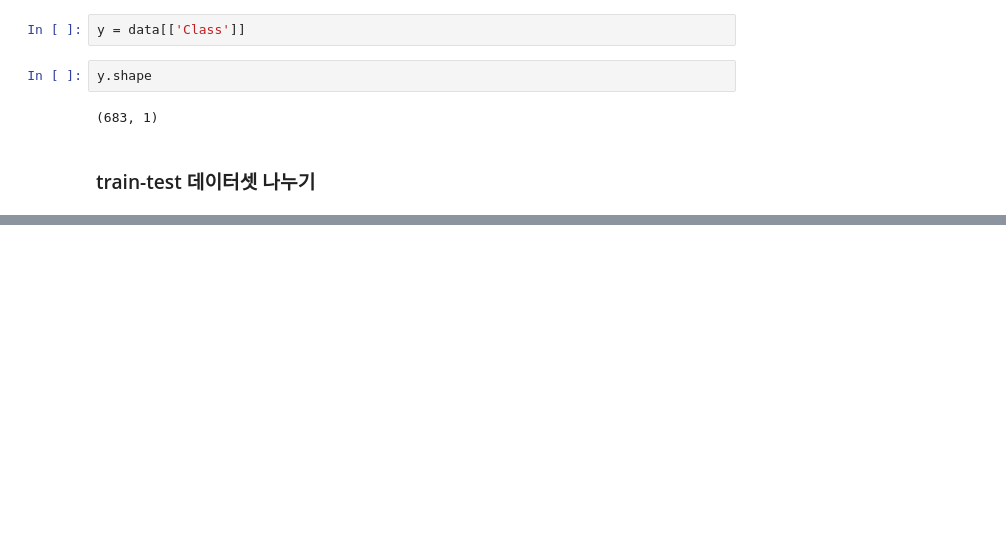
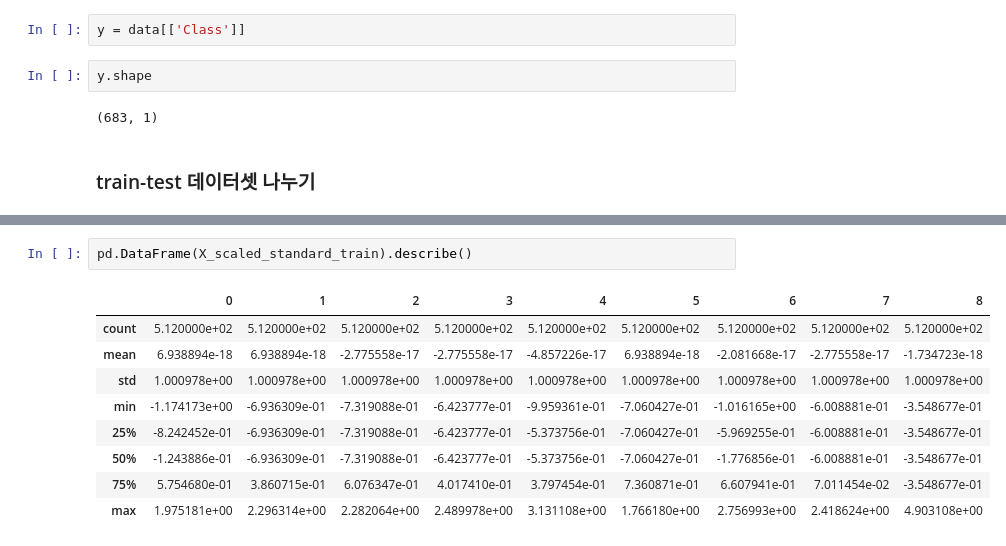
Before and after one commit to 2hongbi/kaggle-python, a Jupyter notebook: src/bigboongi/learn_machine_learning.ipynb, the cells around one changed output, grey strips where cells are left out. Drawn from its saved outputs; the diff is of its cells as text; blank space fills up the shorter version.

```diff
--- a/src/bigboongi/learn_machine_learning.ipynb
+++ b/src/bigboongi/learn_machine_learning.ipynb
@@ -54,0 +94,12 @@ y.shape
+# %%
+pd.DataFrame(X_scaled_standard_train).describe()
+# %% [output]
+|  | 0 | 1 | 2 | 3 | 4 | 5 | 6 | 7 | 8 |
+| count | 5.120000e+02 | 5.120000e+02 | 5.120000e+02 | 5.120000e+02 | 5.120000e+02 | 5.120000e+02 | 5.120000e+02 | 5.120000e+02 | 5.120000e+02 |
+| mean | 6.938894e-18 | 6.938894e-18 | -2.775558e-17 | -2.775558e-17 | -4.857226e-17 | 6.938894e-18 | -2.081668e-17 | -2.775558e-17 | -1.734723e-18 |
+| std | 1.000978e+00 | 1.000978e+00 | 1.000978e+00 | 1.000978e+00 | 1.000978e+00 | 1.000978e+00 | 1.000978e+00 | 1.000978e+00 | 1.000978e+00 |
+| min | -1.174173e+00 | -6.936309e-01 | -7.319088e-01 | -6.423777e-01 | -9.959361e-01 | -7.060427e-01 | -1.016165e+00 | -6.008881e-01 | -3.548677e-01 |
+| 25% | -8.242452e-01 | -6.936309e-01 | -7.319088e-01 | -6.423777e-01 | -5.373756e-01 | -7.060427e-01 | -5.969255e-01 | -6.008881e-01 | -3.548677e-01 |
+| 50% | -1.243886e-01 | -6.936309e-01 | -7.319088e-01 | -6.423777e-01 | -5.373756e-01 | -7.060427e-01 | -1.776856e-01 | -6.008881e-01 | -3.548677e-01 |
+| 75% | 5.754680e-01 | 3.860715e-01 | 6.076347e-01 | 4.017410e-01 | 3.797454e-01 | 7.360871e-01 | 6.607941e-01 | 7.011454e-02 | -3.548677e-01 |
+| max | 1.975181e+00 | 2.296314e+00 | 2.282064e+00 | 2.489978e+00 | 3.131108e+00 | 1.766180e+00 | 2.756993e+00 | 2.418624e+00 | 4.903108e+00 |
```
Also changed, not shown: parts of 20 cells of this notebook.
